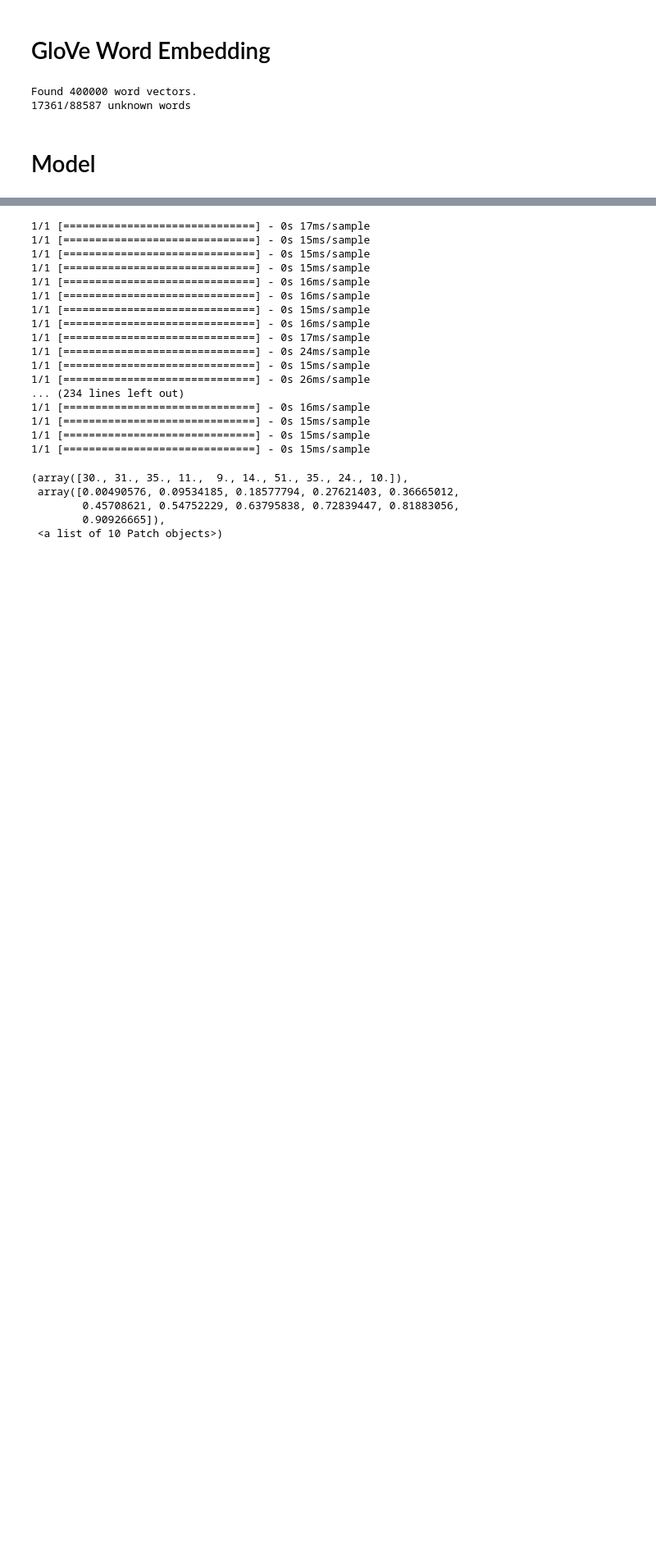
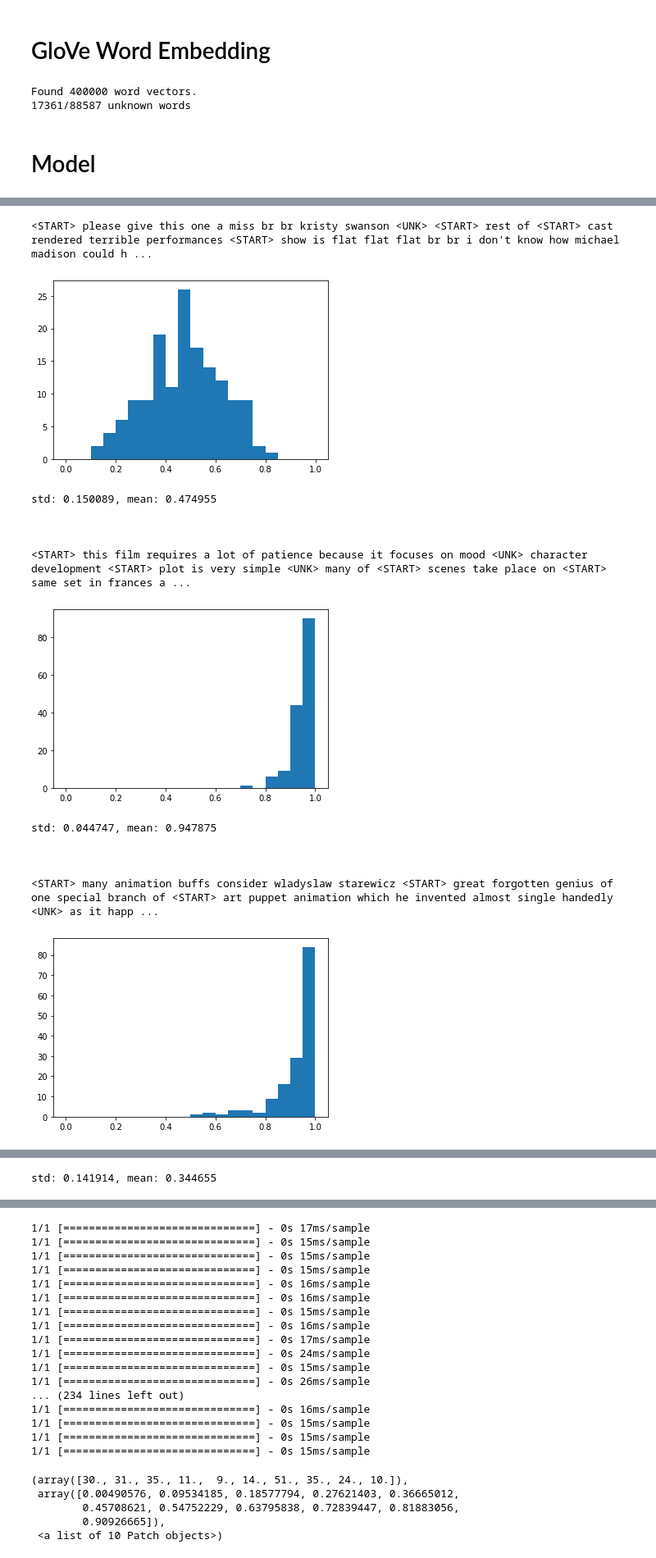
Before and after one commit to tom-schoener/ml-probability, a Jupyter notebook: tfp_word_embeddings/bnn/mc_dropout.ipynb, the cells around one changed output, grey strips where cells are left out. Shown: that part at 82% size. Cells and saved outputs as stored; diff of their text form; code cells hidden in the pictures; blank space fills up the shorter version.

```diff
--- a/tfp_word_embeddings/bnn/mc_dropout.ipynb
+++ b/tfp_word_embeddings/bnn/mc_dropout.ipynb
@@ -156,0 +211,32 @@ Epoch 6/6
+# %%
+def sample_model(x, samples=150):
+    preds = []
+    for i in range(samples):
+        pred = tf.squeeze(model.predict(tf.expand_dims(x, 0)))
+        preds += [pred]
+
+    plt.hist(preds, bins=20, range=(0, 1))
+    plt.show()
+
+    print("std: %f, mean: %f" % (tfp.stats.stddev(preds), tf.math.reduce_mean(preds)))
+# %%
+# test data
+for n in range(5):
+    print(word_index.vec2sentence(x_test[n]))
+    sample_model(x=x_test_padded[n])
+    print("\n\n")
+# %% [output]
+<START> please give this one a miss br br kristy swanson <UNK> <START> rest of <START> cast rendered terrible performances <START> show is flat flat flat br br i don't know how michael madison could h ...
+[figure, added]
+std: 0.150089, mean: 0.474955
+
+
+
+<START> this film requires a lot of patience because it focuses on mood <UNK> character development <START> plot is very simple <UNK> many of <START> scenes take place on <START> same set in frances a ...
+[figure, added]
+std: 0.044747, mean: 0.947875
+
+
+
+<START> many animation buffs consider wladyslaw starewicz <START> great forgotten genius of one special branch of <START> art puppet animation which he invented almost single handedly <UNK> as it happ ...
+[figure, added]
@@ -156,0 +255 @@ Epoch 6/6
+std: 0.141914, mean: 0.344655
```
Also changed, not shown: parts of 8 cells of this notebook, 1 other file.
